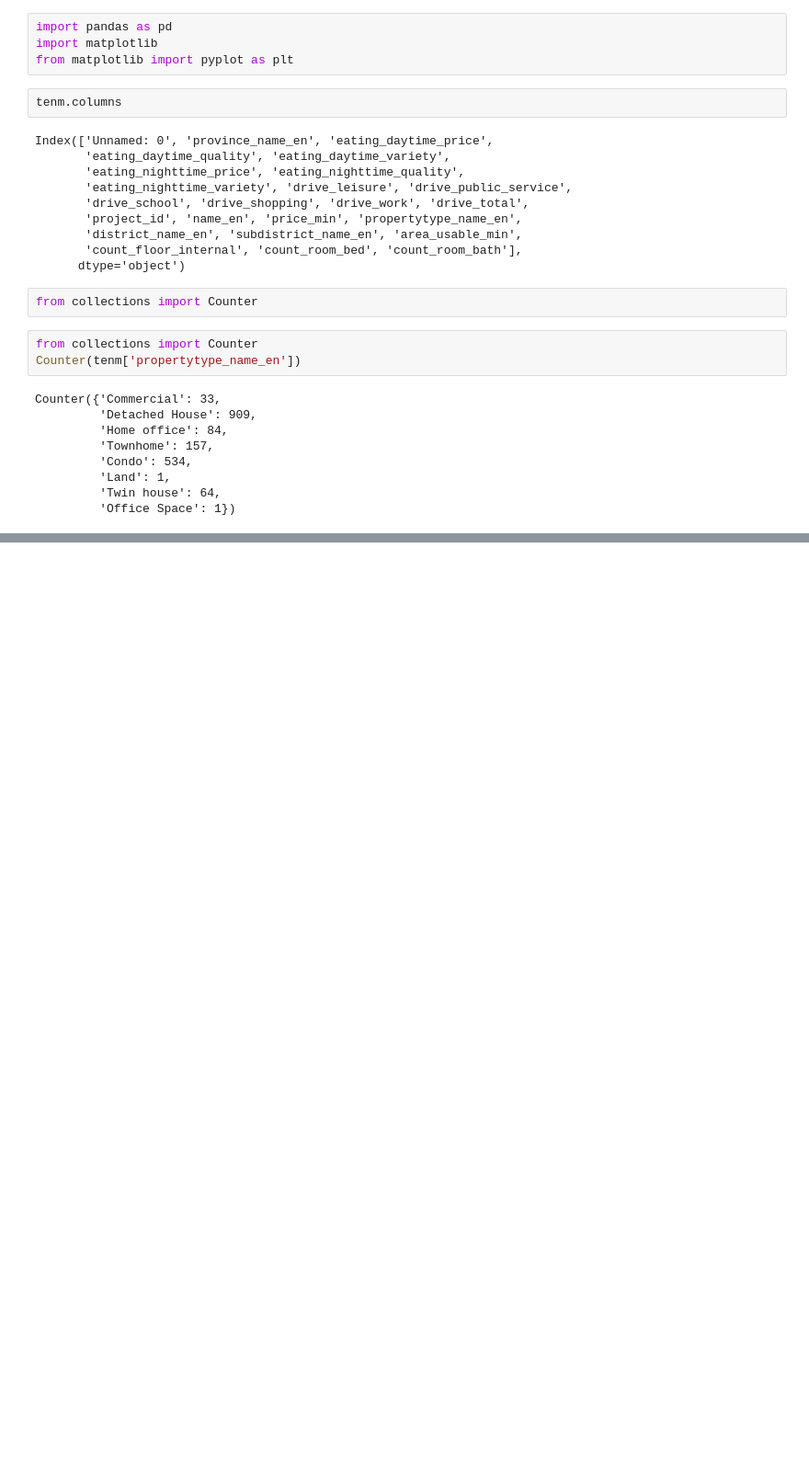
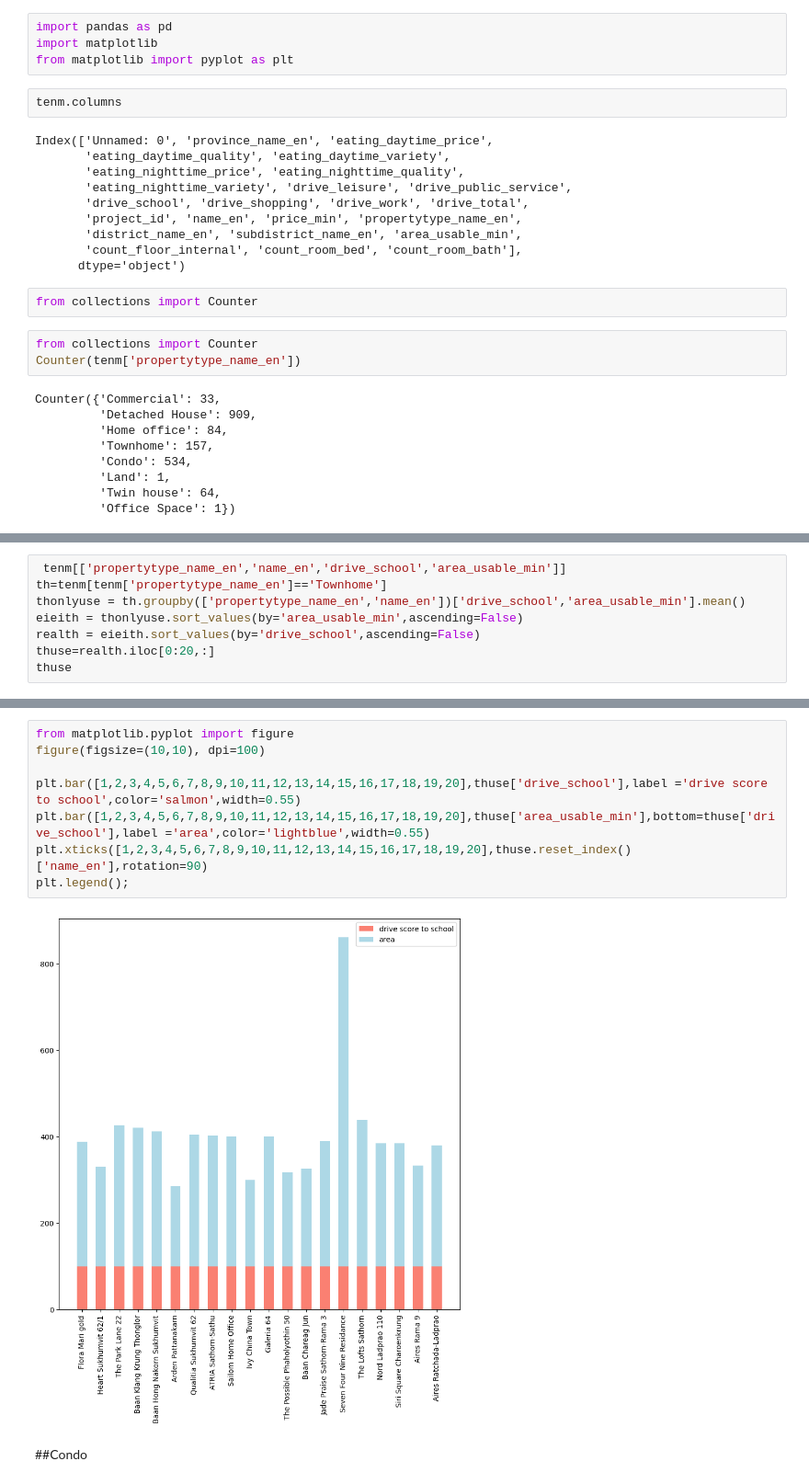
Before and after one commit to sucheerarighthere/BasicProg_DataViz65, a Jupyter notebook: FinalProject_Data.ipynb, the cells around one changed output, grey strips where cells are left out. Shown at 92% size. Drawn from its saved outputs; the diff is of its cells as text; blank space fills up the shorter version.

```diff
--- a/FinalProject_Data.ipynb
+++ b/FinalProject_Data.ipynb
@@ -171,0 +230,8 @@ plt.xticks(x, labels, rotation='vertical')
+# %%
+ tenm[['propertytype_name_en','name_en','drive_school','area_usable_min']]
+th=tenm[tenm['propertytype_name_en']=='Townhome']
+thonlyuse = th.groupby(['propertytype_name_en','name_en'])['drive_school','area_usable_min'].mean()
+eieith = thonlyuse.sort_values(by='area_usable_min',ascending=False)
+realth = eieith.sort_values(by='drive_school',ascending=False)
+thuse=realth.iloc[0:20,:]
+thuse
@@ -171,0 +257,12 @@ plt.xticks(x, labels, rotation='vertical')
+# %%
+from matplotlib.pyplot import figure
+figure(figsize=(10,10), dpi=100)
+
+plt.bar([1,2,3,4,5,6,7,8,9,10,11,12,13,14,15,16,17,18,19,20],thuse['drive_school'],label ='drive score to school',color='salmon',width=0.55)
+plt.bar([1,2,3,4,5,6,7,8,9,10,11,12,13,14,15,16,17,18,19,20],thuse['area_usable_min'],bottom=thuse['drive_school'],label ='area',color='lightblue',width=0.55)
+plt.xticks([1,2,3,4,5,6,7,8,9,10,11,12,13,14,15,16,17,18,19,20],thuse.reset_index()['name_en'],rotation=90)
+plt.legend();
+# %% [output]
+[figure, added]
+# %% [markdown]
+##Condo
```
Also changed, not shown: parts of 25 cells of this notebook.
